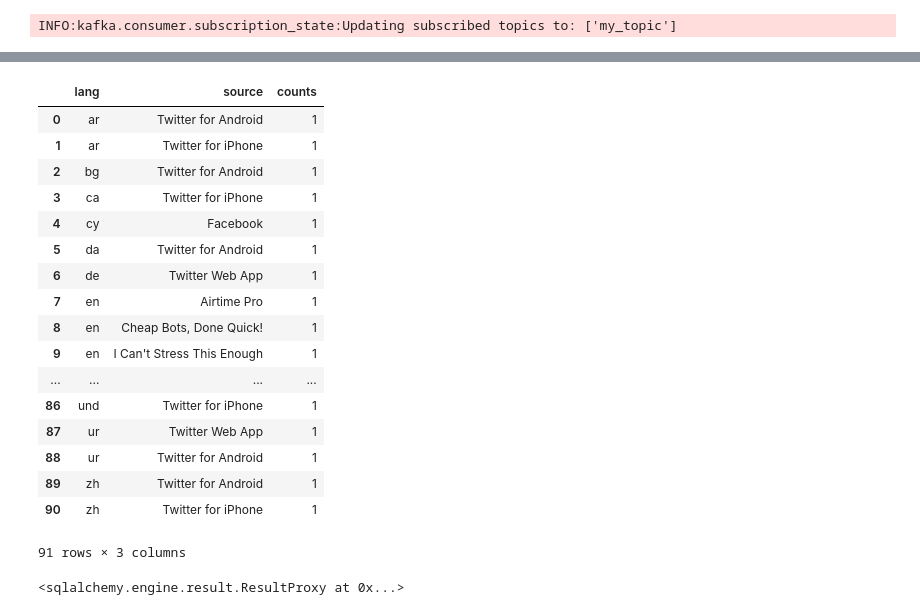
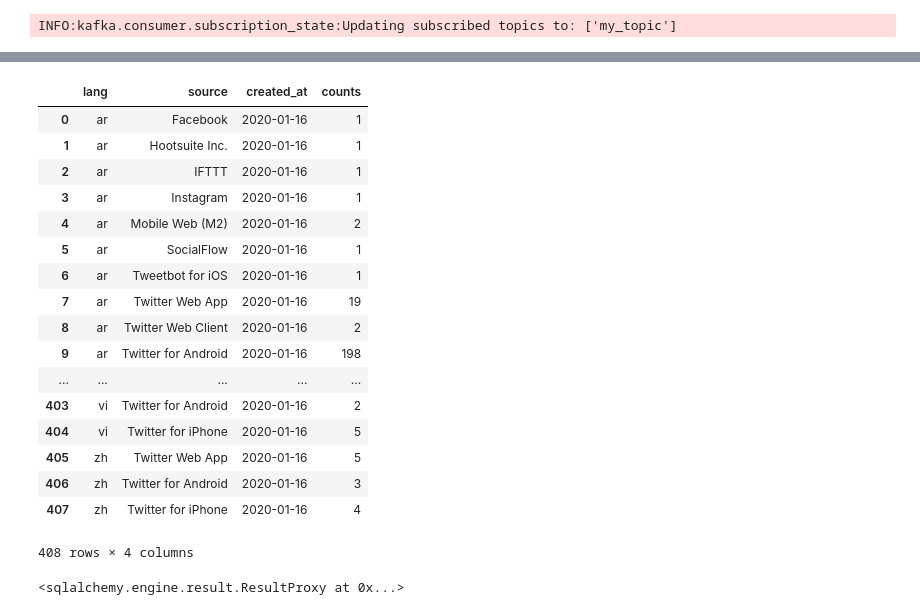
Before and after one commit to ssoto23/TrainingJ2, a Jupyter notebook: notebooks/Training.ipynb, the cells around one changed output, grey strips where cells are left out. Saved outputs shown, nothing was run; the diff lists cells and outputs as text; code cells hidden in the pictures.

```diff
--- a/notebooks/Training.ipynb
+++ b/notebooks/Training.ipynb
@@ -55,30 +56,33 @@ df.head(1).dropna(axis=1)
 # %%
 from bs4 import BeautifulSoup
+from datetime import datetime
 
 sourceExtractor = lambda source: BeautifulSoup(source).string.encode("utf8")
+dateOnlyExtractor = lambda dateWithTime: dateWithTime.strftime("%Y-%m-%d")
 # %%
 df = df.dropna(axis=1)
 df["source"] = df["source"].map(sourceExtractor)
-df = df.groupby(by=["lang","source"]).size().reset_index(name='counts')
+df["created_at"] = df["created_at"].map(dateOnlyExtractor)
+df = df.groupby(by=["lang","source","created_at"]).size().reset_index(name='counts')
 df
 # %% [output]
-|  | lang | source | counts |
-| 0 | ar | Twitter for Android | 1 |
-| 1 | ar | Twitter for iPhone | 1 |
-| 2 | bg | Twitter for Android | 1 |
-| 3 | ca | Twitter for iPhone | 1 |
-| 4 | cy | Facebook | 1 |
-| 5 | da | Twitter for Android | 1 |
-| 6 | de | Twitter Web App | 1 |
-| 7 | en | Airtime Pro | 1 |
-| 8 | en | Cheap Bots, Done Quick! | 1 |
-| 9 | en | I Can't Stress This Enough | 1 |
-| ... | ... | ... | ... |
-| 86 | und | Twitter for iPhone | 1 |
-| 87 | ur | Twitter Web App | 1 |
-| 88 | ur | Twitter for Android | 1 |
-| 89 | zh | Twitter for Android | 1 |
-| 90 | zh | Twitter for iPhone | 1 |
+|  | lang | source | created_at | counts |
+| 0 | ar | Facebook | 2020-01-16 | 1 |
+| 1 | ar | Hootsuite Inc. | 2020-01-16 | 1 |
+| 2 | ar | IFTTT | 2020-01-16 | 1 |
+| 3 | ar | Instagram | 2020-01-16 | 1 |
+| 4 | ar | Mobile Web (M2) | 2020-01-16 | 2 |
+| 5 | ar | SocialFlow | 2020-01-16 | 1 |
+| 6 | ar | Tweetbot for iΟS | 2020-01-16 | 1 |
+| 7 | ar | Twitter Web App | 2020-01-16 | 19 |
+| 8 | ar | Twitter Web Client | 2020-01-16 | 2 |
+| 9 | ar | Twitter for Android | 2020-01-16 | 198 |
+| ... | ... | ... | ... | ... |
+| 403 | vi | Twitter for Android | 2020-01-16 | 2 |
+| 404 | vi | Twitter for iPhone | 2020-01-16 | 5 |
+| 405 | zh | Twitter Web App | 2020-01-16 | 5 |
+| 406 | zh | Twitter for Android | 2020-01-16 | 3 |
+| 407 | zh | Twitter for iPhone | 2020-01-16 | 4 |
-91 rows × 3 columns
+408 rows × 4 columns
 # %%
 from sqlalchemy import create_engine
```
Also changed, not shown: parts of 7 cells of this notebook.
